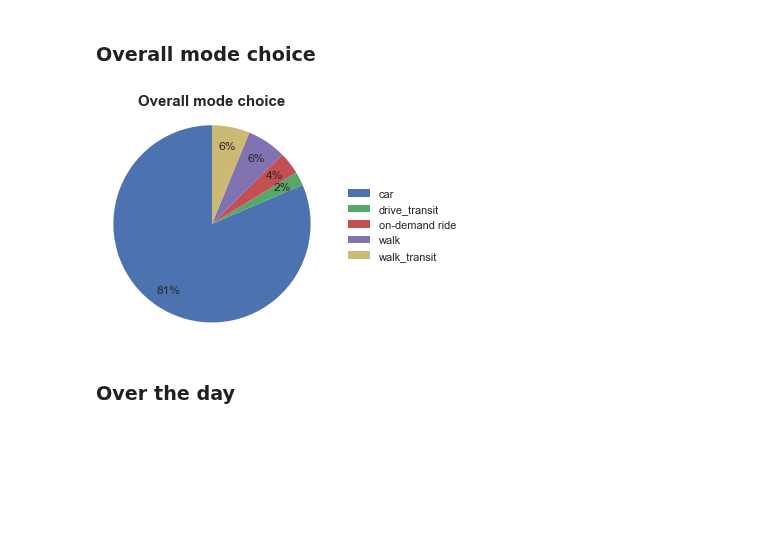
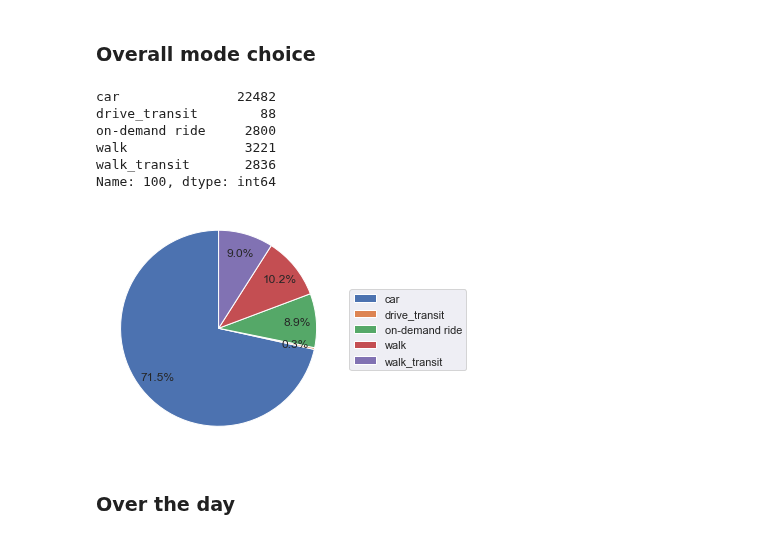
Before and after one commit to bistro-its-berkeley/BISTRO-Starter-Kit, a Jupyter notebook: utilities/Visualization_outputs.ipynb, the cells around one changed output. Cells and saved outputs as stored; diff of their text form; code cells hidden in the pictures; blank space fills up the shorter version.

```diff
--- a/utilities/Visualization_outputs.ipynb
+++ b/utilities/Visualization_outputs.ipynb
@@ -183,8 +711,12 @@ plt.show()
 ## Mode choice
 # %%
 # Get data
-mode_choice_data = path.join(warm_start_output_path,"modeChoice.csv")
+mode_choice_data_bau = r"/Users/vgolfi/Documents/GitHub/BeamCompetitions/fixed-data/sioux_faux/bau/warm-start/sioux_faux-15k__warm-start/modeChoice.csv"
 mode_choice_per_hour_data = path.join(warm_start_output_path,"ITERS/it.100/100.realizedMode.csv")
+mode_choice_random_bad_sample = path.join(results_random_bad_output_path, "modeChoice.csv")
+mode_choice_random_good_sample = path.join(results_random_good_output_path, "modeChoice.csv")
+
+mode_choice_data = mode_choice_data_bau
 # %% [markdown]
 ### Overall mode choice
 # %%
@@ -197,16 +729,31 @@ index_mode_choice = mode_choice.index.tolist()
 idx = index_mode_choice.index('ride_hail')
 index_mode_choice[idx] = 'on-demand ride'
 mode_choice.index = index_mode_choice
+print(mode_choice)
+# mode_choice["Component Name"] = scores["Component Name"].astype('category').cat.reorder_categories([
+#        'car',
+#        'on-demand ride',
+#        'drive_transit',
+#        'walk_transit',
+#        'walk'])
+# %% [output]
+car               22482
+drive_transit        88
+on-demand ride     2800
+walk               3221
+walk_transit       2836
+Name: 100, dtype: int64
 # %%
-pie = mode_choice.plot(kind="pie", startangle=90, labels = None, autopct='%1.0f%%', pctdistance=0.8)
+pie = mode_choice.plot(kind="pie", startangle=90, labels = None, autopct='%1.1f%%', pctdistance=0.8)
 plt.axis("image")
 labels = mode_choice.index.values
 plt.legend(labels, bbox_to_anchor=(1.1,0.5), loc="center right", fontsize=11, bbox_transform=plt.gcf().transFigure)
-plt.title("Overall mode choice", fontweight = "bold", fontsize=15, pad = 10)
+# plt.title("Overall mode choice - Sample 2", fontweight = "bold", fontsize=15, pad = 10)
 plt.ylabel("")
+plt.savefig("Overall mode choice - BAU",bbox_inches="tight")
 plt.show()
 # %% [output]
-[figure, old version]
+[figure, new version]
 # %% [markdown]
 ### Over the day
 # %%
```
Also changed, not shown: parts of 54 cells of this notebook, 26 other files.
